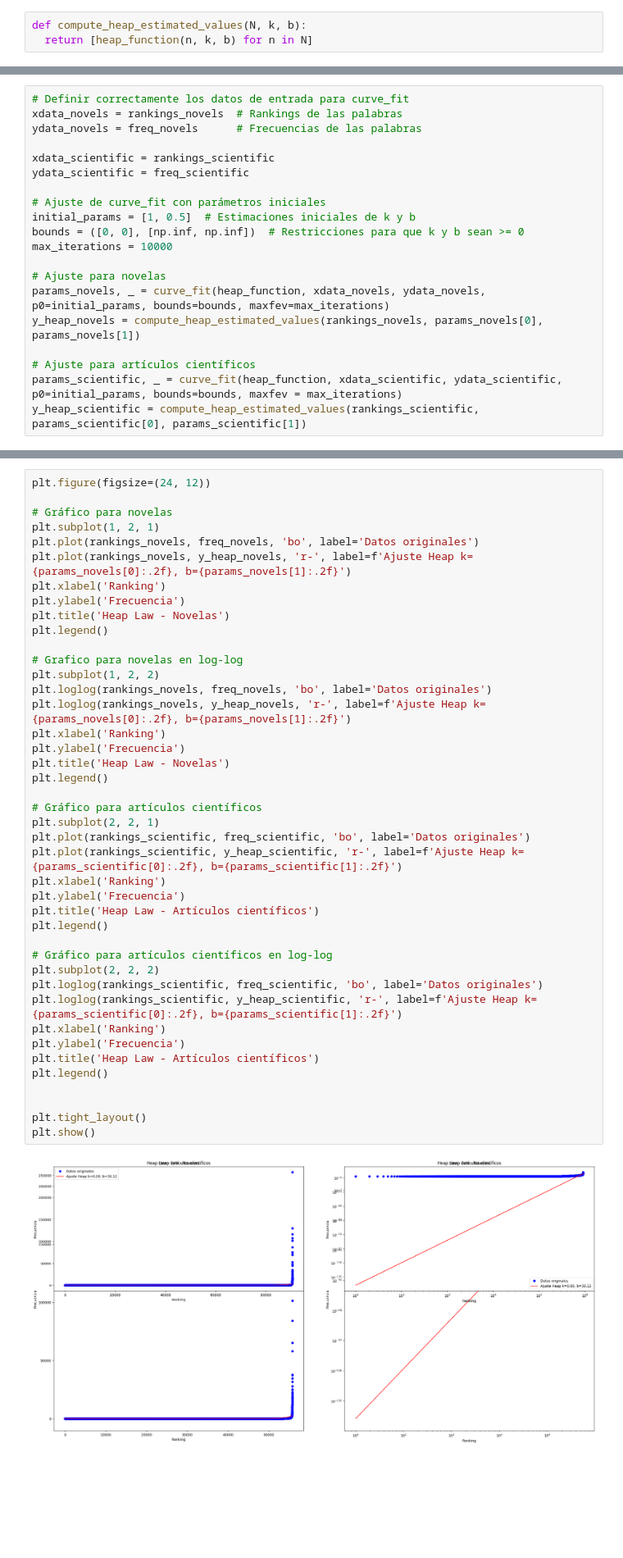
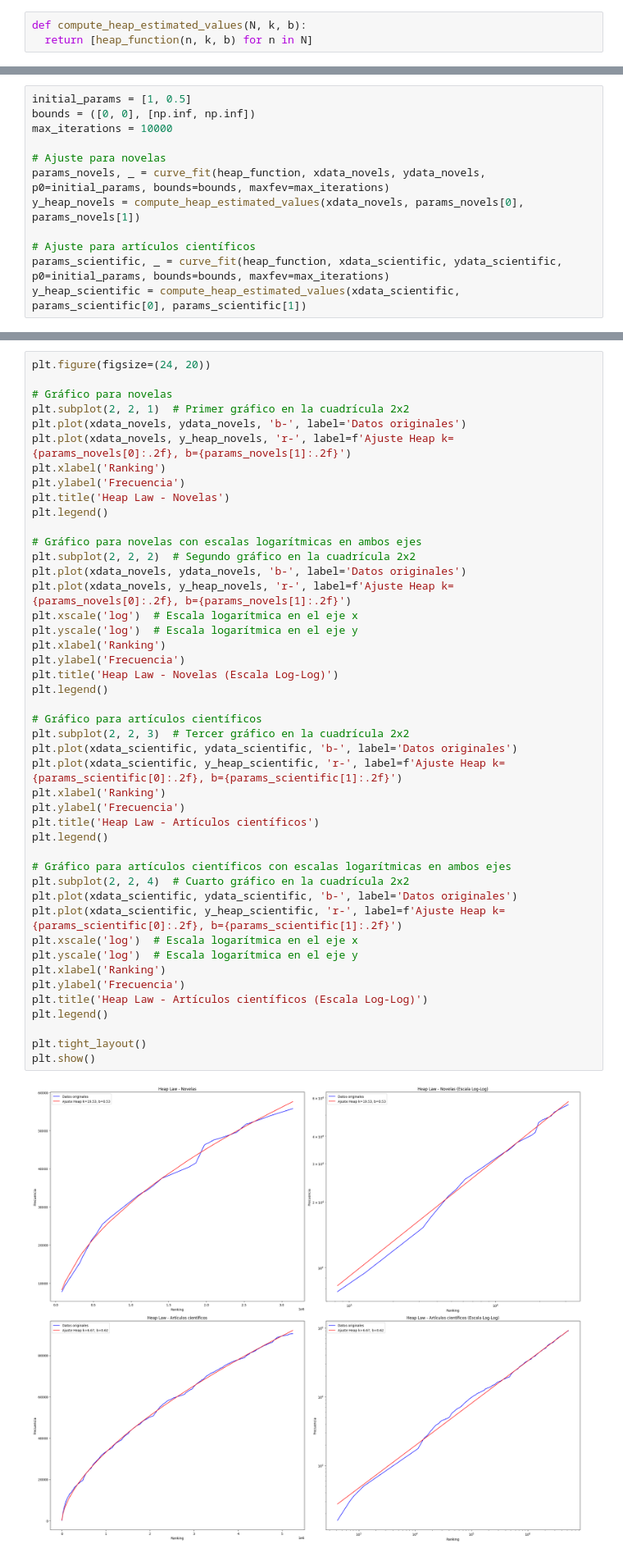
Before and after one commit to nicollorens12/CAIM, a Jupyter notebook: Lab/Lab1/InformeHeap.ipynb, the cells around one changed output, grey strips where cells are left out. Shown at 82% size. Cells and saved outputs as stored; diff of their text form; blank space fills up the shorter version.

```diff
--- a/Lab/Lab1/InformeHeap.ipynb
+++ b/Lab/Lab1/InformeHeap.ipynb
@@ -156,20 +141,12 @@ def compute_heap_estimated_values(N, k, b):
 # %%
-# Definir correctamente los datos de entrada para curve_fit
-xdata_novels = rankings_novels  # Rankings de las palabras
-ydata_novels = freq_novels      # Frecuencias de las palabras
-
-xdata_scientific = rankings_scientific
-ydata_scientific = freq_scientific
-
-# Ajuste de curve_fit con parámetros iniciales
-initial_params = [1, 0.5]  # Estimaciones iniciales de k y b
-bounds = ([0, 0], [np.inf, np.inf])  # Restricciones para que k y b sean >= 0
+initial_params = [1, 0.5]
+bounds = ([0, 0], [np.inf, np.inf])
 max_iterations = 10000
 
 # Ajuste para novelas
 params_novels, _ = curve_fit(heap_function, xdata_novels, ydata_novels, p0=initial_params, bounds=bounds, maxfev=max_iterations)
-y_heap_novels = compute_heap_estimated_values(rankings_novels, params_novels[0], params_novels[1])
+y_heap_novels = compute_heap_estimated_values(xdata_novels, params_novels[0], params_novels[1])
 
 # Ajuste para artículos científicos
-params_scientific, _ = curve_fit(heap_function, xdata_scientific, ydata_scientific, p0=initial_params, bounds=bounds, maxfev = max_iterations)
-y_heap_scientific = compute_heap_estimated_values(rankings_scientific, params_scientific[0], params_scientific[1])
+params_scientific, _ = curve_fit(heap_function, xdata_scientific, ydata_scientific, p0=initial_params, bounds=bounds, maxfev=max_iterations)
+y_heap_scientific = compute_heap_estimated_values(xdata_scientific, params_scientific[0], params_scientific[1])
@@ -176,44 +155,47 @@ y_heap_scientific = compute_heap_estimated_values(rankings_scientific, params_sc
 # %%
-plt.figure(figsize=(24, 12))
+plt.figure(figsize=(24, 20))
 
 # Gráfico para novelas
-plt.subplot(1, 2, 1)
-plt.plot(rankings_novels, freq_novels, 'bo', label='Datos originales')
-plt.plot(rankings_novels, y_heap_novels, 'r-', label=f'Ajuste Heap k={params_novels[0]:.2f}, b={params_novels[1]:.2f}')
+plt.subplot(2, 2, 1)  # Primer gráfico en la cuadrícula 2x2
+plt.plot(xdata_novels, ydata_novels, 'b-', label='Datos originales')
+plt.plot(xdata_novels, y_heap_novels, 'r-', label=f'Ajuste Heap k={params_novels[0]:.2f}, b={params_novels[1]:.2f}')
 plt.xlabel('Ranking')
 plt.ylabel('Frecuencia')
 plt.title('Heap Law - Novelas')
 plt.legend()
 
-# Grafico para novelas en log-log
-plt.subplot(1, 2, 2)
-plt.loglog(rankings_novels, freq_novels, 'bo', label='Datos originales')
-plt.loglog(rankings_novels, y_heap_novels, 'r-', label=f'Ajuste Heap k={params_novels[0]:.2f}, b={params_novels[1]:.2f}')
+# Gráfico para novelas con escalas logarítmicas en ambos ejes
+plt.subplot(2, 2, 2)  # Segundo gráfico en la cuadrícula 2x2
+plt.plot(xdata_novels, ydata_novels, 'b-', label='Datos originales')
+plt.plot(xdata_novels, y_heap_novels, 'r-', label=f'Ajuste Heap k={params_novels[0]:.2f}, b={params_novels[1]:.2f}')
+plt.xscale('log')  # Escala logarítmica en el eje x
+plt.yscale('log')  # Escala logarítmica en el eje y
 plt.xlabel('Ranking')
 plt.ylabel('Frecuencia')
-plt.title('Heap Law - Novelas')
+plt.title('Heap Law - Novelas (Escala Log-Log)')
 plt.legend()
 
 # Gráfico para artículos científicos
-plt.subplot(2, 2, 1)
-plt.plot(rankings_scientific, freq_scientific, 'bo', label='Datos originales')
-plt.plot(rankings_scientific, y_heap_scientific, 'r-', label=f'Ajuste Heap k={params_scientific[0]:.2f}, b={params_scientific[1]:.2f}')
+plt.subplot(2, 2, 3)  # Tercer gráfico en la cuadrícula 2x2
+plt.plot(xdata_scientific, ydata_scientific, 'b-', label='Datos originales')
+plt.plot(xdata_scientific, y_heap_scientific, 'r-', label=f'Ajuste Heap k={params_scientific[0]:.2f}, b={params_scientific[1]:.2f}')
 plt.xlabel('Ranking')
 plt.ylabel('Frecuencia')
 plt.title('Heap Law - Artículos científicos')
 plt.legend()
 
-# Gráfico para artículos científicos en log-log
-plt.subplot(2, 2, 2)
-plt.loglog(rankings_scientific, freq_scientific, 'bo', label='Datos originales')
-plt.loglog(rankings_scientific, y_heap_scientific, 'r-', label=f'Ajuste Heap k={params_scientific[0]:.2f}, b={params_scientific[1]:.2f}')
+# Gráfico para artículos científicos con escalas logarítmicas en ambos ejes
+plt.subplot(2, 2, 4)  # Cuarto gráfico en la cuadrícula 2x2
+plt.plot(xdata_scientific, ydata_scientific, 'b-', label='Datos originales')
+plt.plot(xdata_scientific, y_heap_scientific, 'r-', label=f'Ajuste Heap k={params_scientific[0]:.2f}, b={params_scientific[1]:.2f}')
+plt.xscale('log')  # Escala logarítmica en el eje x
+plt.yscale('log')  # Escala logarítmica en el eje y
 plt.xlabel('Ranking')
 plt.ylabel('Frecuencia')
-plt.title('Heap Law - Artículos científicos')
+plt.title('Heap Law - Artículos científicos (Escala Log-Log)')
 plt.legend()
-
 
 plt.tight_layout()
 plt.show()
 # %% [output]
-[figure, old version]
+[figure, new version]
```
Also changed, not shown: parts of 25 cells of this notebook.
